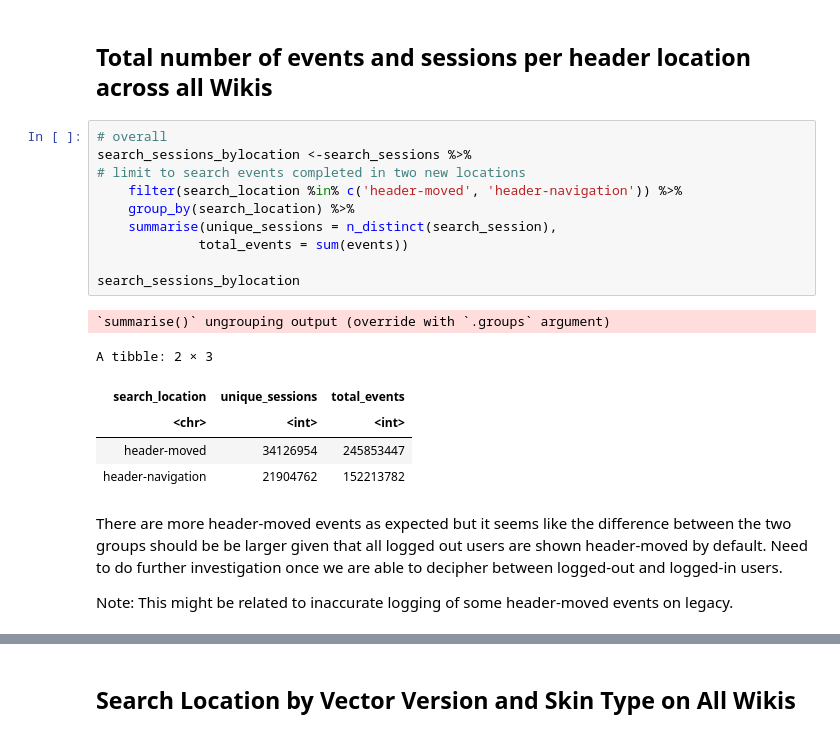
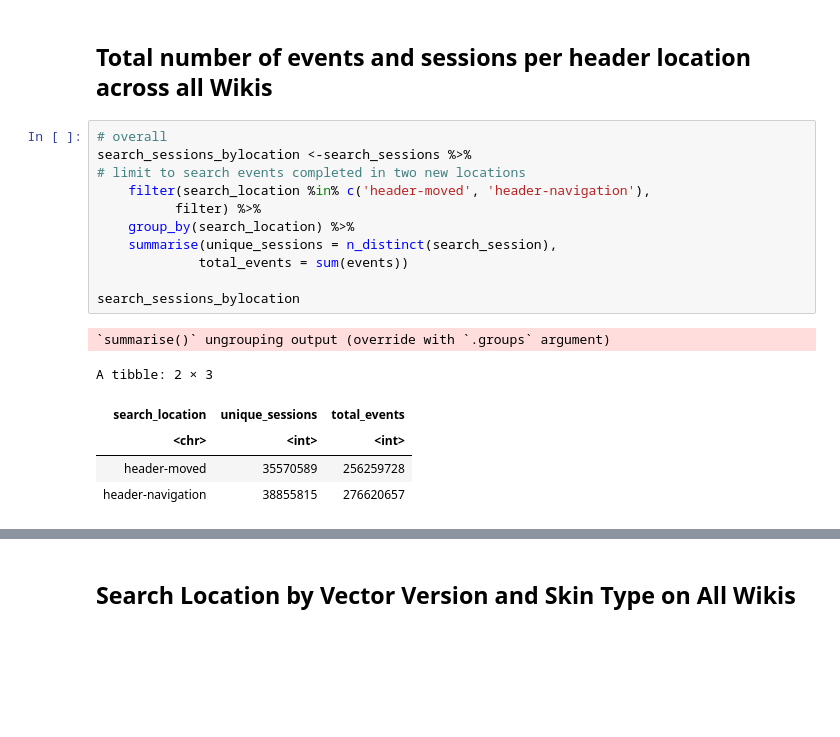
Before and after one commit to wikimedia-research/Desktop-Improvements-Search-Move-Analysis-2020, a Jupyter notebook: Post-deployment-data-QA.ipynb, the cells around one changed output, grey strips where cells are left out. Drawn from its saved outputs; the diff is of its cells as text; blank space fills up the shorter version.

```diff
--- a/Post-deployment-data-QA.ipynb
+++ b/Post-deployment-data-QA.ipynb
@@ -72,21 +81,18 @@ Don't forget to authenticate with Kerberos using kinit
 # %%
 # overall
 search_sessions_bylocation <-search_sessions %>%
 # limit to search events completed in two new locations
-    filter(search_location %in% c('header-moved', 'header-navigation')) %>%
+    filter(search_location %in% c('header-moved', 'header-navigation'),
+          filter) %>%
     group_by(search_location) %>%
     summarise(unique_sessions = n_distinct(search_session),
              total_events = sum(events))
 
 search_sessions_bylocation
 # %% [output]
 `summarise()` ungrouping output (override with `.groups` argument)
 A tibble: 2 × 3
 | search_location | unique_sessions | total_events |
 | <chr> | <int> | <int> |
-| header-moved | 34126954 | 245853447 |
-| header-navigation | 21904762 | 152213782 |
+| header-moved | 35570589 | 256259728 |
+| header-navigation | 38855815 | 276620657 |
-# %% [markdown]
-There are more header-moved events as expected but it seems like the difference between the two groups should be be larger given that all logged out users are shown header-moved by default. Need to do further investigation once we are able to decipher between logged-out and logged-in users.
-
-Note: This might be related to inaccurate logging of some header-moved events on legacy.
```
Also changed, not shown: parts of 62 cells of this notebook.
